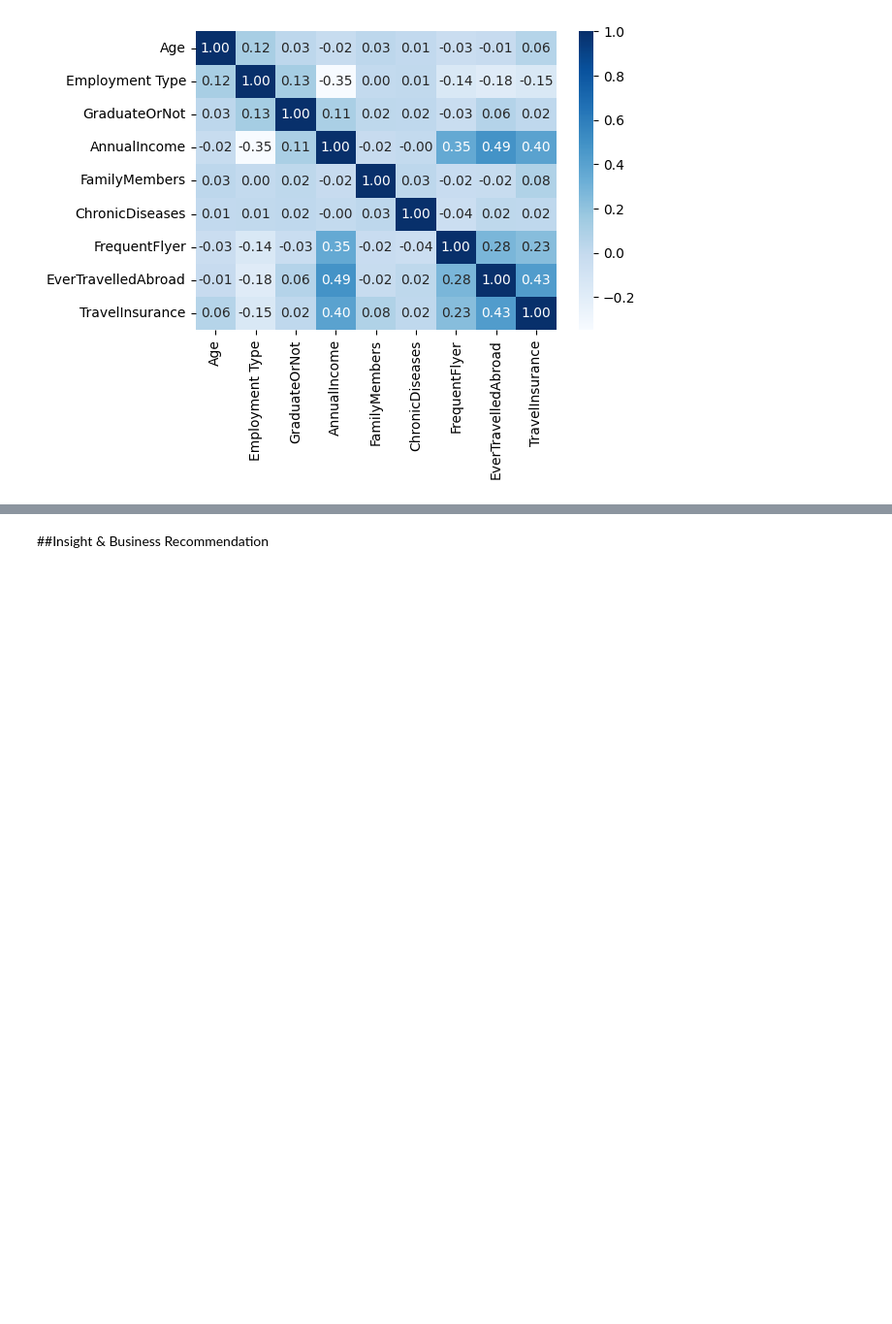
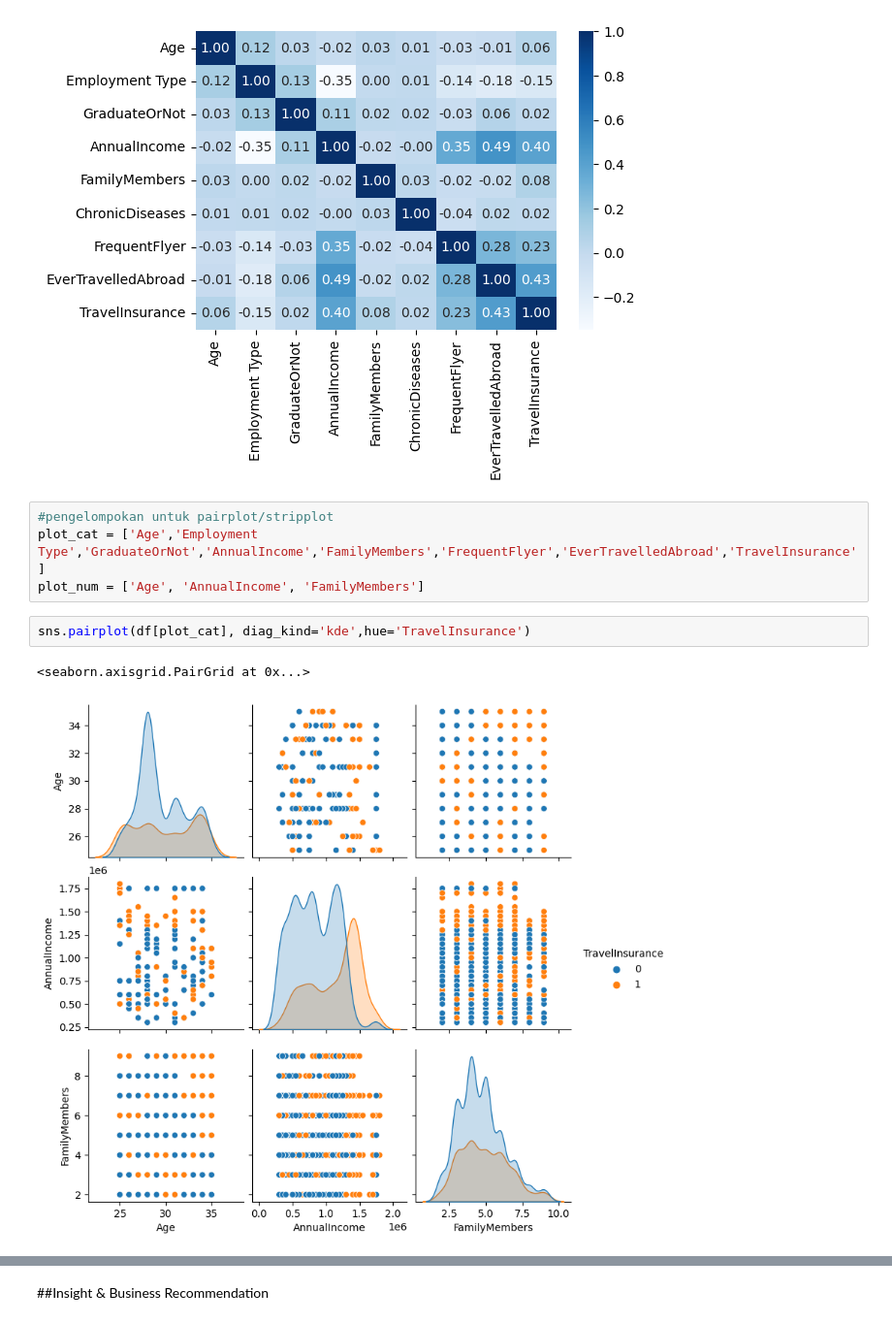
Before and after one commit to DataRoastery/Final_Stage, a Jupyter notebook: Data_Roastery_Source_Code.ipynb, the cells around one changed output, grey strips where cells are left out. Shown at 97% size. Drawn from its saved outputs; the diff is of its cells as text; blank space fills up the shorter version.

```diff
--- a/Data_Roastery_Source_Code.ipynb
+++ b/Data_Roastery_Source_Code.ipynb
@@ -274,3 +294,12 @@ sns.heatmap(df3.corr(), cmap='Blues', annot=True, fmt='.2f')
 # %% [output]
 <Axes: >
 [figure]
+# %%
+#pengelompokan untuk pairplot/stripplot
+plot_cat = ['Age','Employment Type','GraduateOrNot','AnnualIncome','FamilyMembers','FrequentFlyer','EverTravelledAbroad','TravelInsurance']
+plot_num = ['Age', 'AnnualIncome', 'FamilyMembers']
+# %%
+sns.pairplot(df[plot_cat], diag_kind='kde',hue='TravelInsurance')
+# %% [output]
+<seaborn.axisgrid.PairGrid at 0x...>
+[figure, added]
```
Also changed, not shown: parts of 54 cells of this notebook, 1 other file.
